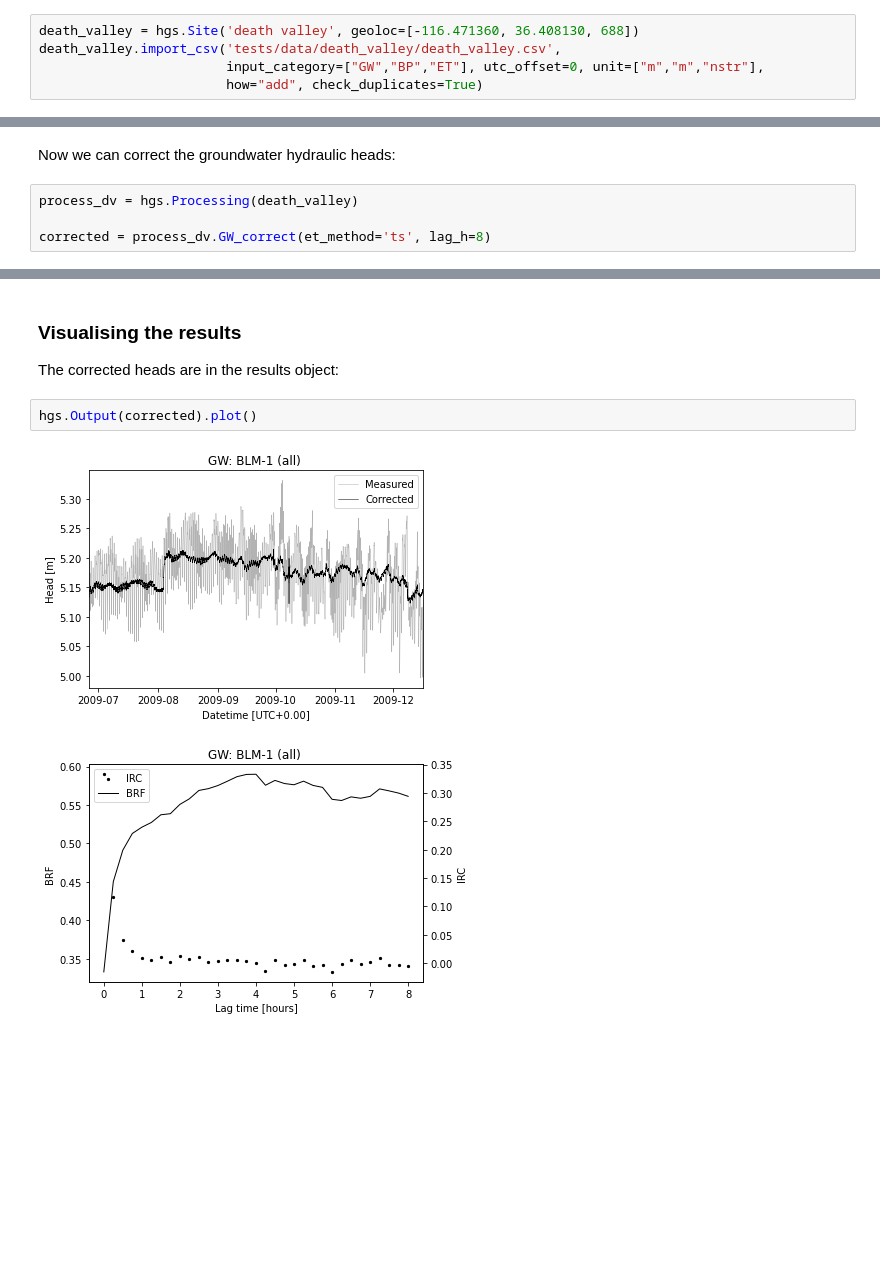
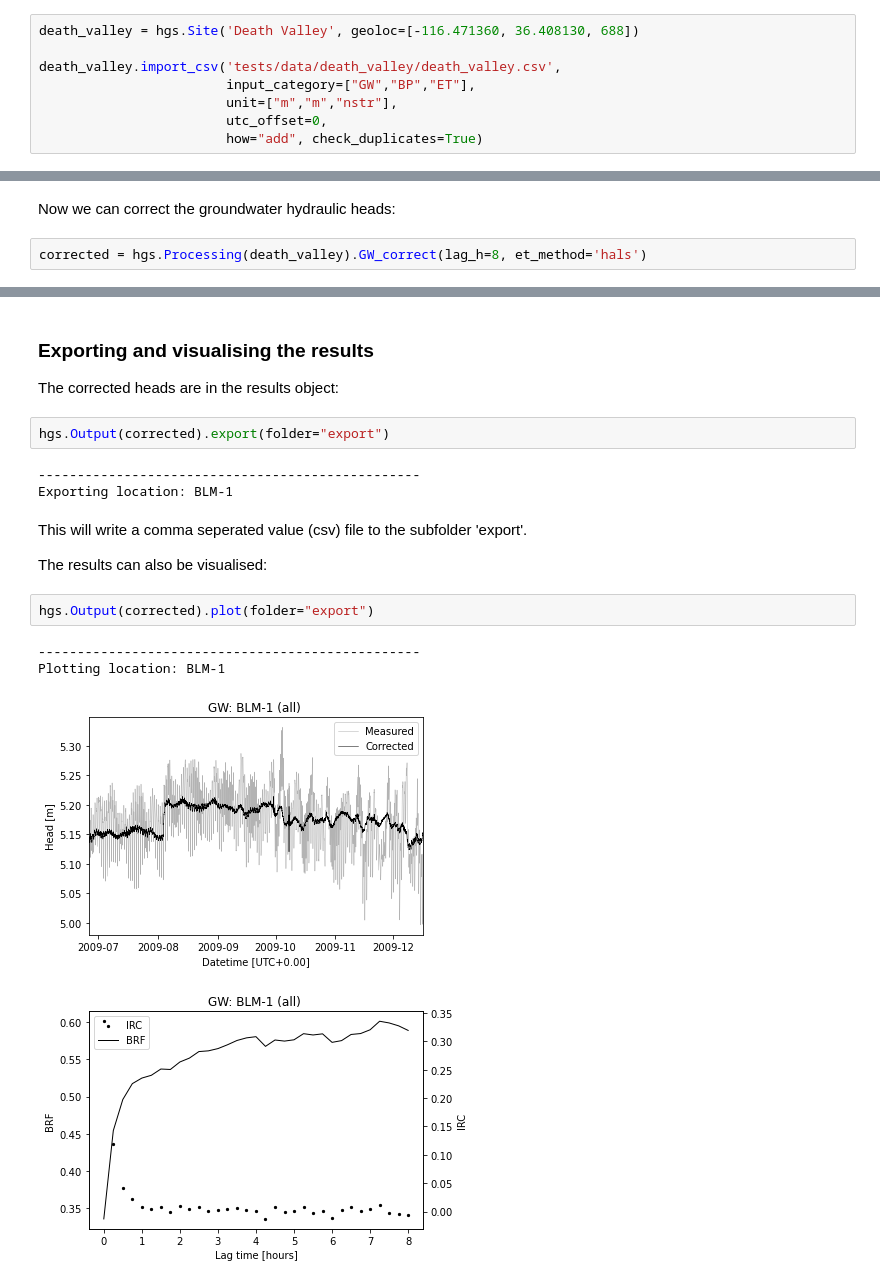
Before and after one commit to HydroGeoSines/HydroGeoSines, a Jupyter notebook: examples/Notebooks/Groundwater_head_correction.ipynb, the cells around one changed output, grey strips where cells are left out. Drawn from its saved outputs; the diff is of its cells as text; blank space fills up the shorter version.

Commit message:
Export update

```diff
--- a/examples/Notebooks/Groundwater_head_correction.ipynb
+++ b/examples/Notebooks/Groundwater_head_correction.ipynb
@@ -27,7 +26,10 @@ Import data from a CSV file.
 # %%
-death_valley = hgs.Site('death valley', geoloc=[-116.471360, 36.408130, 688])
+death_valley = hgs.Site('Death Valley', geoloc=[-116.471360, 36.408130, 688])
+
 death_valley.import_csv('tests/data/death_valley/death_valley.csv',
-                        input_category=["GW","BP","ET"], utc_offset=0, unit=["m","m","nstr"],
+                        input_category=["GW","BP","ET"],
+                        unit=["m","m","nstr"],
+                        utc_offset=0,
                         how="add", check_duplicates=True)
 # %% [output]
 Datetime was 'naive'. Localized and converted to UTC!
@@ -48,7 +50,5 @@ Earth tide time series were calculated and added ...
 # %% [markdown]
 Now we can correct the groundwater hydraulic heads:
 # %%
-process_dv = hgs.Processing(death_valley)
-
-corrected = process_dv.GW_correct(et_method='ts', lag_h=8)
+corrected = hgs.Processing(death_valley).GW_correct(lag_h=8, et_method='hals')
 # %% [output]
@@ -60,9 +65,20 @@ Reference: Method by Rasmussen and Crawford (1997) [https://doi.org/10.1111/j.17
 # %% [markdown]
-### Visualising the results
+### Exporting and visualising the results
 
 The corrected heads are in the results object:
+# %%
+hgs.Output(corrected).export(folder="export")
+# %% [output]
+-------------------------------------------------
+Exporting location: BLM-1
+# %% [markdown]
+This will write a comma seperated value (csv) file to the subfolder 'export'.
+
+The results can also be visualised:
 # %%
-hgs.Output(corrected).plot()
+hgs.Output(corrected).plot(folder="export")
 # %% [output]
+-------------------------------------------------
+Plotting location: BLM-1
 [figure]
-[figure, old version]
+[figure, new version]
```
Also changed, not shown: parts of 5 cells of this notebook, 53 other files.
